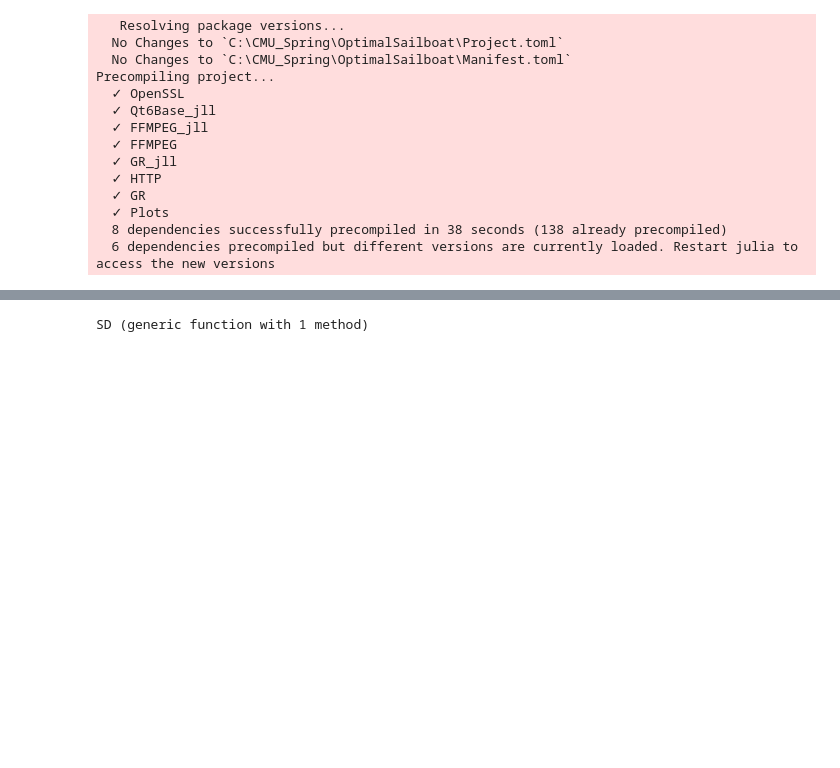
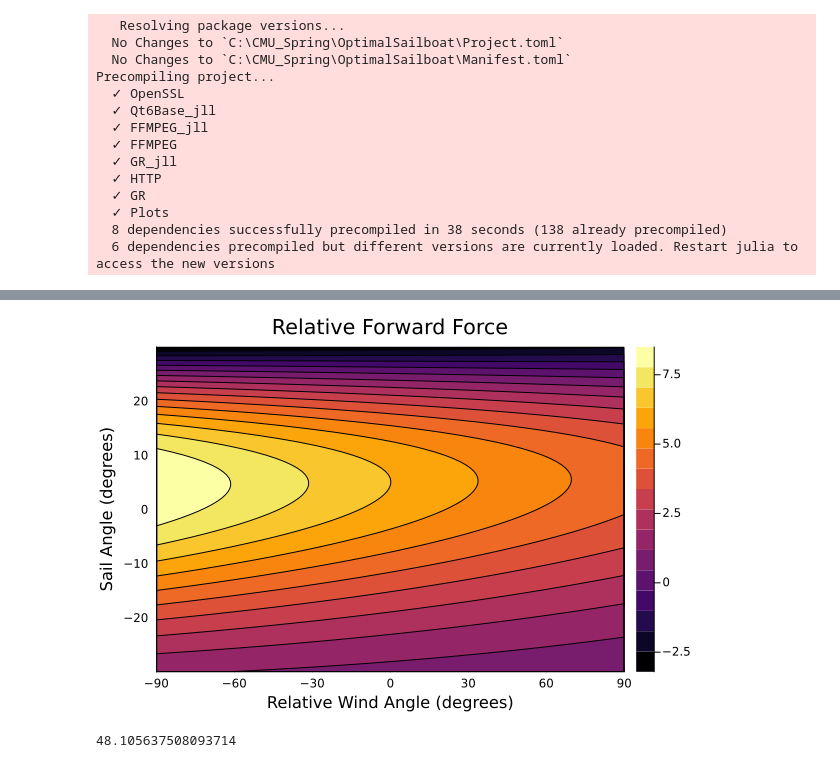
Before and after one commit to taerugh/OptimalSailboat, a Jupyter notebook: sand_box.ipynb, the cells around one changed output, grey strips where cells are left out. Saved outputs shown, nothing was run; the diff lists cells and outputs as text; code cells hidden in the pictures; blank space fills up the shorter version.

```diff
--- a/sand_box.ipynb
+++ b/sand_box.ipynb
@@ -62,4 +21,10 @@ display(p)
 # %%
+# Refering the following paper for the model
+# Roll Stabilization Control of Sailboats
+# https://www.sciencedirect.com/science/article/pii/S2405896316320833
+
+# Assuming Constant Wind Speed
+V_ws = 5.0  # m/s, example constant wind speed
 # Setting some global variables for the sailboat
 A = 1  # m^2, sail area
 l1 = 1  # m, distance from the center of mass to the sail
@@ -67,8 +32,6 @@ l2 = 1  # m, distance from the center of mass to the rudder
 h = 1  # m, height of the sail
 
 
-
-# The sail is modeled as a 2D airfoil
 
 function angle_of_attack(λ, βws)
     # Calculate the angle of attack
@@ -90,45 +53,65 @@ function CD(α)
     return α^2
 end
 
-function SL(Vws, A,λ, βws)
+function SL_(Vws, A,λ, βws)
     # Calculate the lift force
     ρ = 1.225  # kg/m^3, air density
     Fl = 0.5 * ρ * Vws^2 * A * CL(angle_of_attack(λ, βws))
     return Fl
 
 end
 
-function SD(Vws, A, λ, βws)
+function SD_(Vws, A, λ, βws)
     # Calculate the drag force
     ρ = 1.225  # kg/m^3, air density
     Fd = 0.5 * ρ * Vws^2 * A * CD(angle_of_attack(λ, βws))
     return Fd
 end
 
+print(SL(5, 1, 0, 0))
+
+
 function Sail_forces(Vws, A, λ, βws, h,l1,l2)
     # Calculate the forces on the sail
-    SL = SL(Vws, A, λ, βws)
-    SD = SD(Vws, A, λ, βws)
+    SL = SL_(Vws, A, λ, βws)
+    SD = SD_(Vws, A, λ, βws)
     S1 = -SL * sin(βws) + SD * cos(βws)
     S2 = SL * cos(βws) + SD * sin(βws)
-    S3 = h(S2)
+    S3 = h*S2
     S4 = S1*(l2 * sin(λ))- S2*(l1 + l2 * cos(λ))
 
     S = [S1, S2, S3, S4]'
     return S
 end
 
-function S_prime_x_r(Vws, A, λ, βws, h,l1,l2)
-    # This function calculates the relative forward force
-    # This is the force in the direction of the boat's velocity
-
-    S = Sail_forces(Vws, A, λ, βws, h,l1,l2)
+# Function to calculate S'_{x,r}
+function S_prime_x_r(Vws, A, λ, βws, h, l1, l2)
+    S = Sail_forces(Vws, A, λ, βws, h, l1, l2)
+    # Here S[1] represents S1, the force in the surge direction
     S_prime_x_r = S[1] / Vws^2
     return S_prime_x_r
+end
 
-end
+# Create ranges for relative wind angle and sail angle
+βws_values = range(deg2rad(-90), deg2rad(90), length=100)  # Relative wind angle
+λ_values = range(deg2rad(-30), deg2rad(30), length=100)    # Sail angle
+
+# Compute the normalized forces for the contour plot
+Z = [S_prime_x_r(V_ws, A, λ, βws, h, l1, l2) for βws in βws_values, λ in λ_values]
+
+# Create a contour plot of the relative forward force
+p = contour(βws_values .* 180 / π, λ_values .* 180 / π, Z,
+            title="Relative Forward Force",
+            xlabel="Relative Wind Angle (degrees)",
+            ylabel="Sail Angle (degrees)",
+            fill=true)
+
+# Display the plot
+display(p)
+
 
 # To find the optimal sail angle, we will optimize over S'_x_r for a given wind speed to find the optimal sail angle defined: λ_opt
 # This will be done with a lookup table of the sailboat's polar diagram
 # %% [output]
+[figure, added]
-SD (generic function with 1 method)
+48.105637508093714
```
Also changed, not shown: parts of 1 cell of this notebook.
